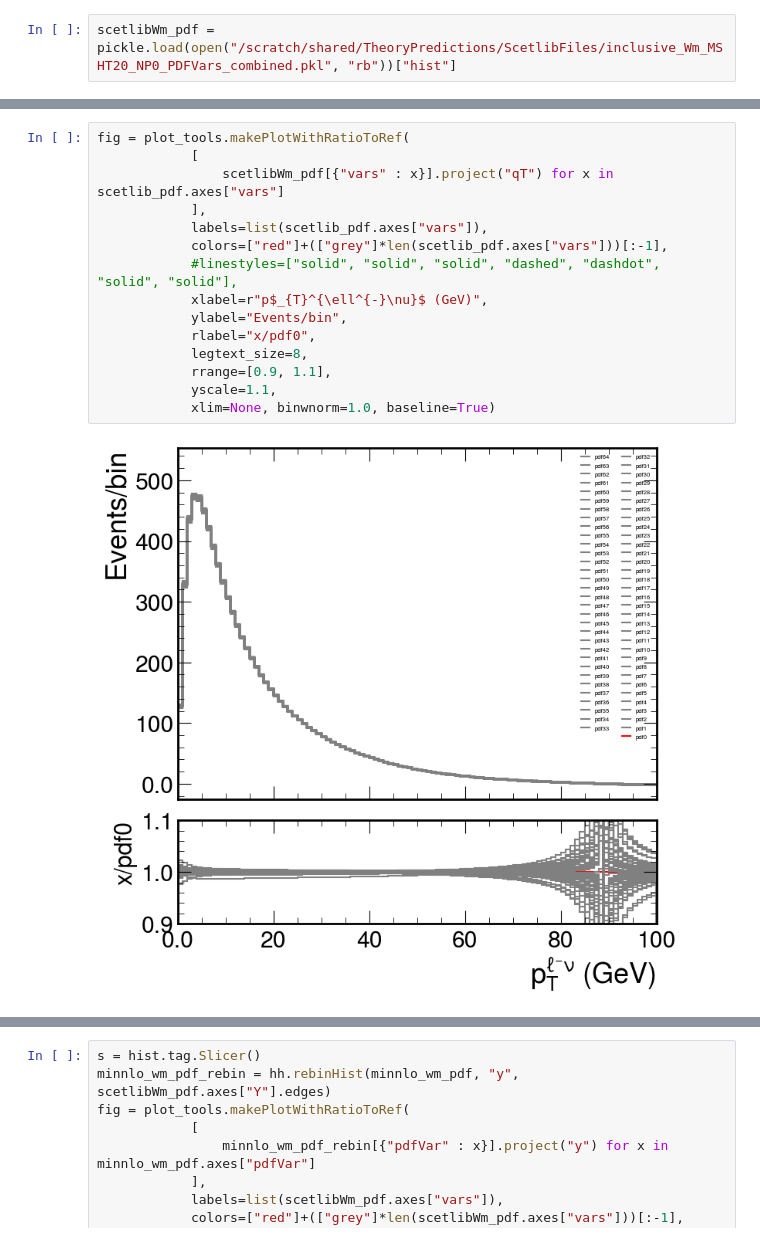
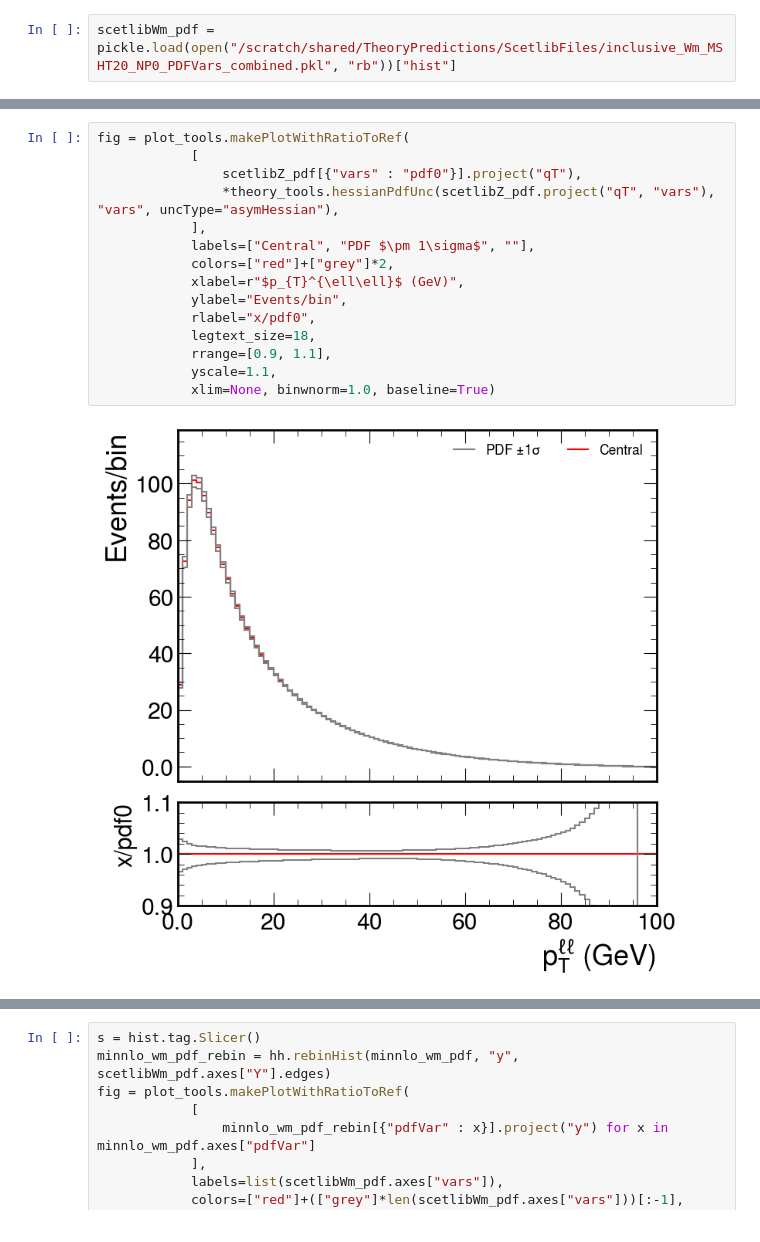
Before and after one commit to bendavid/WRemnants, a Jupyter notebook: notebooks/CompareCorrections.ipynb, the cells around one changed output, grey strips where cells are left out. Saved outputs shown, nothing was run; the diff lists cells and outputs as text.

```diff
--- a/notebooks/CompareCorrections.ipynb
+++ b/notebooks/CompareCorrections.ipynb
@@ -140,17 +132,17 @@ Text(0.5, 1.0, 'SCETlib')
 # %%
 fig = plot_tools.makePlotWithRatioToRef(
             [
-                scetlibWm_pdf[{"vars" : x}].project("qT") for x in scetlib_pdf.axes["vars"]
+                scetlibZ_pdf[{"vars" : "pdf0"}].project("qT"),
+                *theory_tools.hessianPdfUnc(scetlibZ_pdf.project("qT", "vars"), "vars", uncType="asymHessian"),
             ],
-            labels=list(scetlib_pdf.axes["vars"]),
-            colors=["red"]+(["grey"]*len(scetlib_pdf.axes["vars"]))[:-1],
-            #linestyles=["solid", "solid", "solid", "dashed", "dashdot", "solid", "solid"],
-            xlabel=r"p$_{T}^{\ell^{-}\nu}$ (GeV)",
+            labels=["Central", "PDF $\pm 1\sigma$", ""],
+            colors=["red"]+["grey"]*2,
+            xlabel=r"$p_{T}^{\ell\ell}$ (GeV)",
             ylabel="Events/bin",
             rlabel="x/pdf0",
-            legtext_size=8,
+            legtext_size=18,
             rrange=[0.9, 1.1],
             yscale=1.1,
             xlim=None, binwnorm=1.0, baseline=True)
 # %% [output]
-[figure, old version]
+[figure, new version]
```
Also changed, not shown: parts of 31 cells of this notebook, 7 other files.
